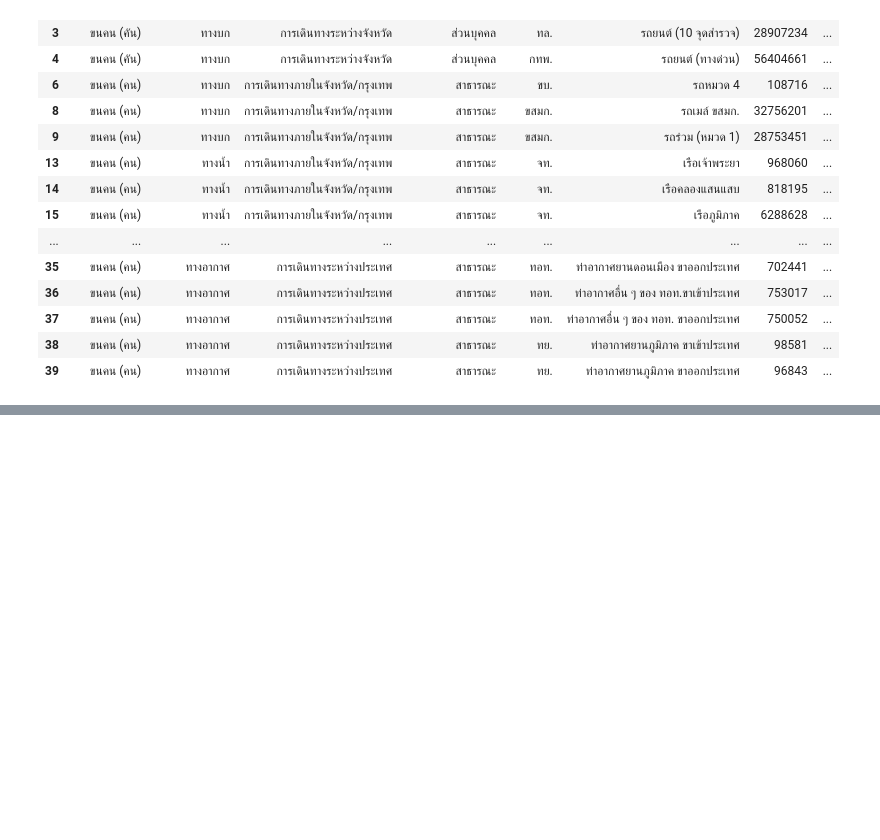
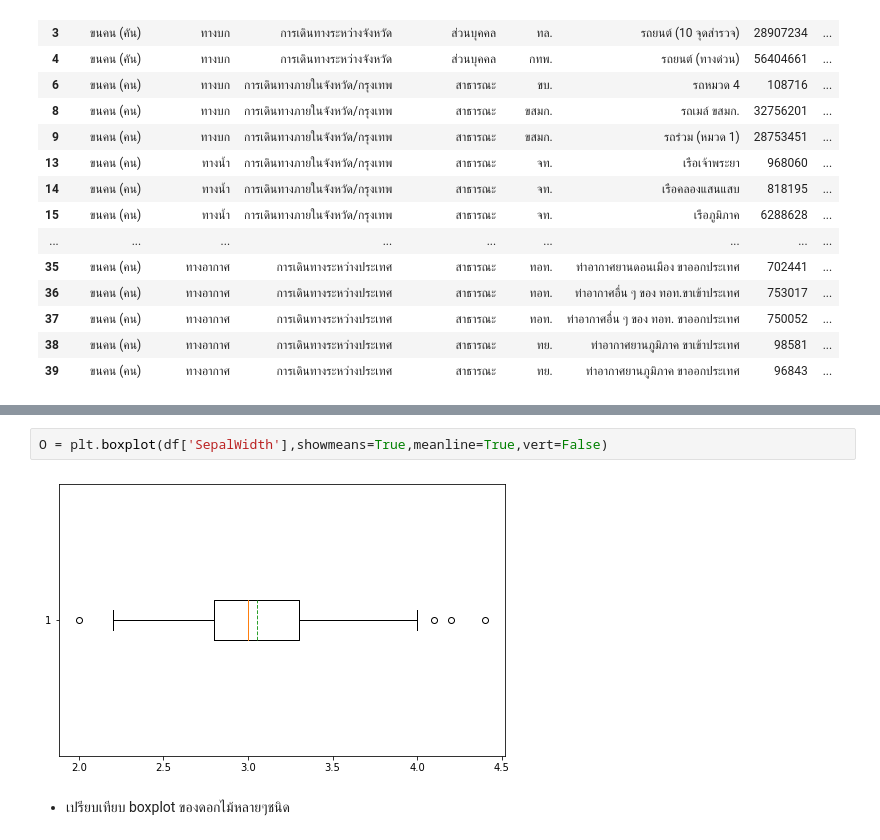
Before and after one commit to tohnperfect/data_viz, a Jupyter notebook: Visualize_Data_Distribution_(02).ipynb, the cells around one changed output, grey strips where cells are left out. Cells and saved outputs as stored; diff of their text form; blank space fills up the shorter version.

```diff
--- a/Visualize_Data_Distribution_(02).ipynb
+++ b/Visualize_Data_Distribution_(02).ipynb
@@ -209,0 +260,6 @@ plt.scatter([0,100,200],[200,200,200],s=[200,3000,700])
+# %%
+O = plt.boxplot(df['SepalWidth'],showmeans=True,meanline=True,vert=False)
+# %% [output]
+[figure, added]
+# %% [markdown]
+*   เปรียบเทียบ boxplot ของดอกไม้หลายๆชนิด
```
Also changed, not shown: parts of 12 cells of this notebook.
